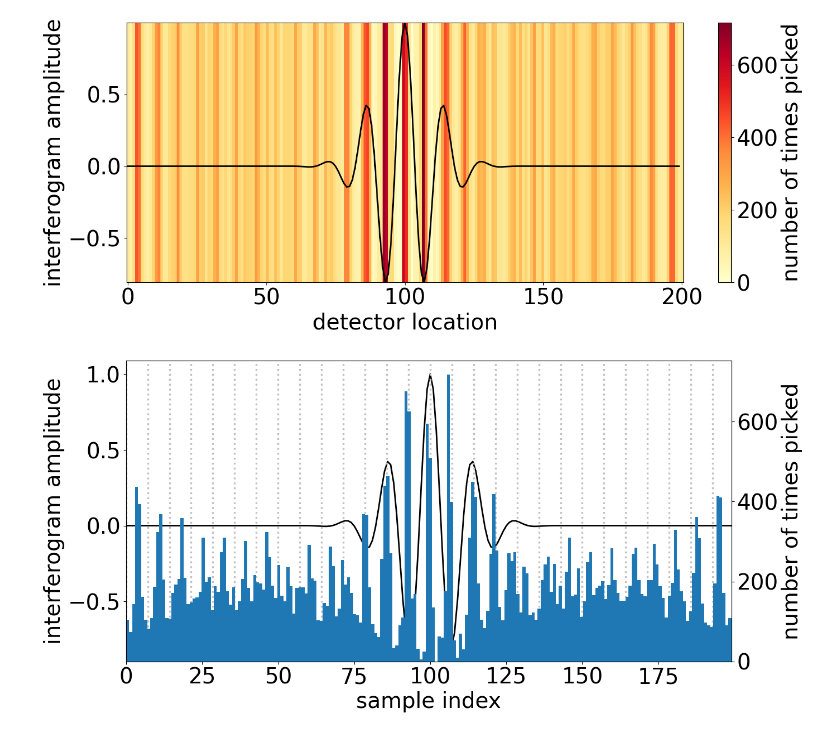
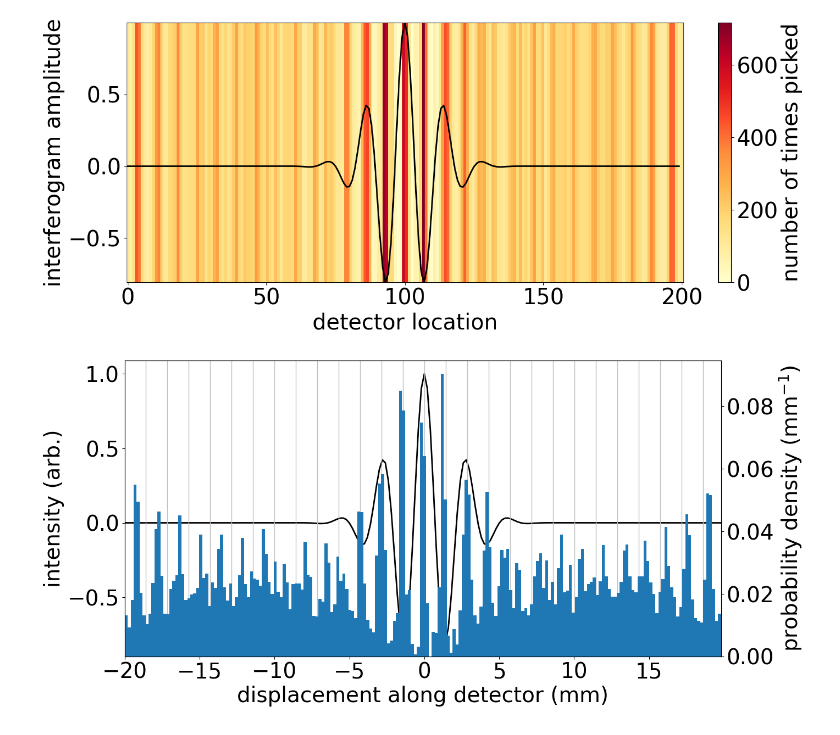
Before and after one commit to Jammi-Dodgers/THz-Compressed-Sensing, a Jupyter notebook: CS_simulated_annealing.ipynb, the cells around one changed output. Drawn from its saved outputs; the diff is of its cells as text; code cells hidden in the pictures.

Commit message:
improved likelyhood/probablity graph

```diff
--- a/CS_simulated_annealing.ipynb
+++ b/CS_simulated_annealing.ipynb
@@ -139,9 +139,11 @@ file_name = "1dmockanderrors15"
 sensor_distrobution = cs.open_csv(optlocs_file, number_of_columns= 8)
 target, uncertainties = cs.open_dataset(file_name, file_type)
 total_point = len(target)
+displacement = np.arange(-20.0, 20.0, 0.2) # 200 points, pixel pitch = 0.2 mm
 # %%
 frequent_locs = np.array(np.unique(sensor_distrobution, return_counts=True)).T
 sensor_distrobution = sensor_distrobution[~np.isnan(sensor_distrobution)]
+sensor_distrobution = sensor_distrobution *0.2 -20.0 #mm
 #frequent_locs = frequent_locs[:-1] #remove nans
 frequent_locs = frequent_locs[frequent_locs[:, 1].argsort()[::-1]]
 #frequent_locs = [frequent_locs[frequent_locs[:,0].tolist().index(n),1] if n in frequent_locs[:,0] else np.nan for n in range(total_point)] # Put it back in order of sensor index.
@@ -184,17 +186,17 @@ plt.show()
 # %%
 bins = int(total_point//1)
 
 fig, axs = plt.subplots(figsize= (14,7))
 
-axs.plot(target, color= "k", linewidth= 2, label= "interferogram")
-axs.set(xlabel= "sample index", ylabel= "interferogram amplitude", xlim= (0, total_point-1))
-axs.vlines(np.arange(0, 30) /0.14, ymin= 0, ymax= 1, colors= "silver", linestyles= ":",transform= axs.get_xaxis_transform()) # 0.14 pixels^-1 is the nyquist spatial frequency for the central wavelength (3 THz or 0.7 pixels^-1)
+axs.plot(displacement, target, color= "k", linewidth= 2, label= "interferogram")
+axs.set(xlabel= "displacement along detector (mm)", ylabel= "intensity (arb.)", xlim= (-20.0, 19.8))
+axs.vlines(np.arange(-15, 15) /0.6986, ymin= 0, ymax= 1, colors= "silver", linestyles= "-", linewidth= 1.0, transform= axs.get_xaxis_transform()) # 0.7mm^-1 is the nyquist spatial frequency for the central wavelength (3 THz, 0.35mm^-1 or 0.07 pixels^-1)
 
 twinax = axs.twinx()
 #twinax.plot(frequent_locs, linestyle= "None", marker= "x", markersize= 8)
-twinax.hist(sensor_distrobution, bins= bins)
-twinax.set(ylabel= "number of times picked")
+twinax.hist(sensor_distrobution, bins= bins, density= True)
+twinax.set(ylabel= "probability density (mm$^{-1}$)")
 
 plt.show()
 # %% [output]
-[figure, old version]
+[figure, new version]
```
Also changed, not shown: parts of 4 cells of this notebook, 3 other files.
